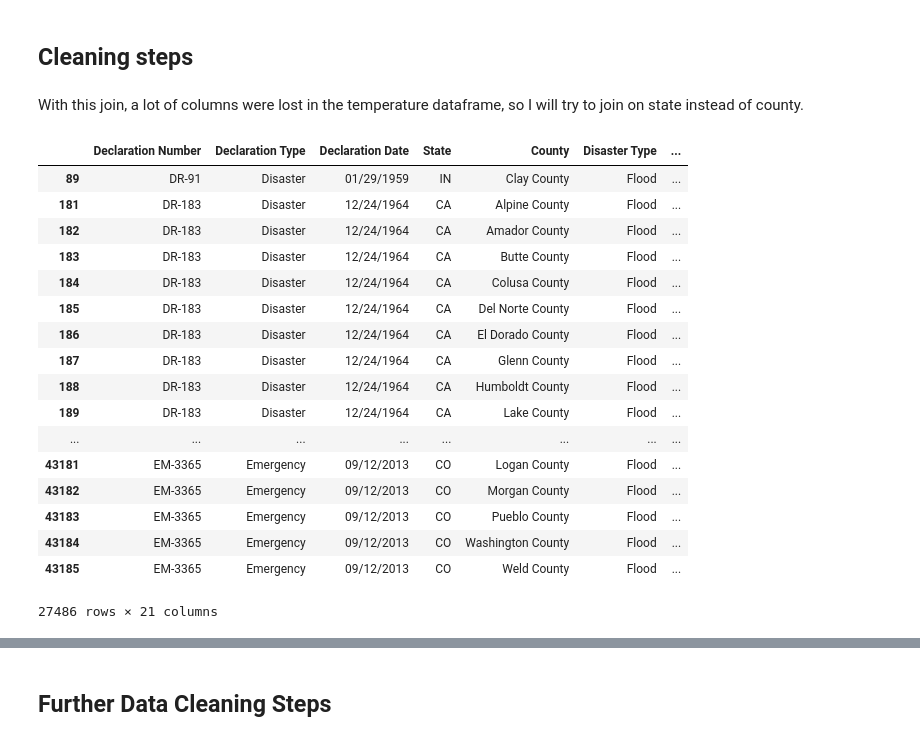
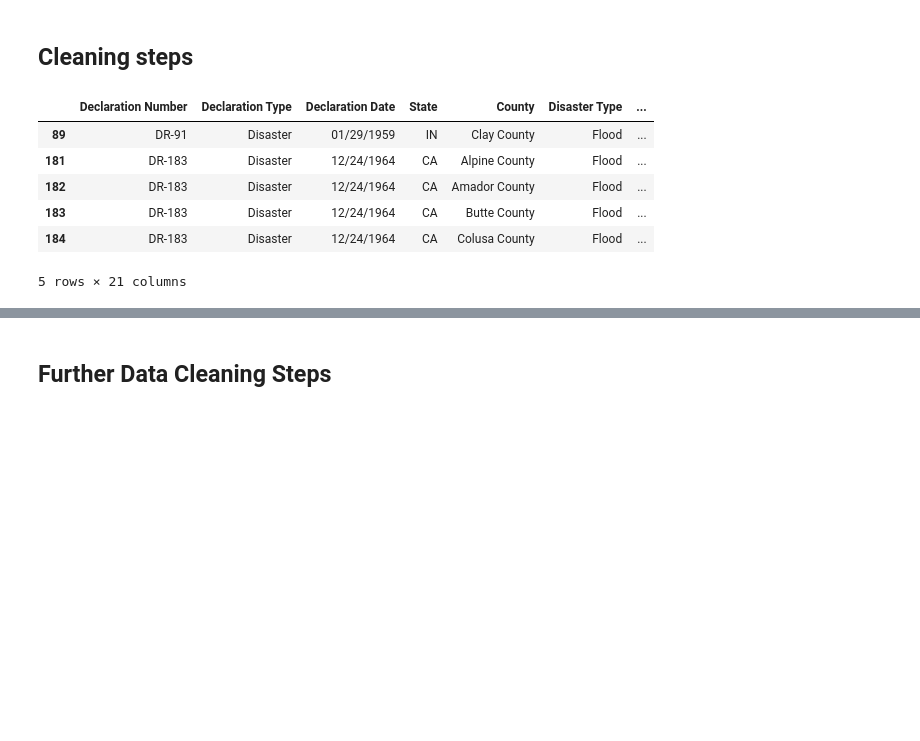
Before and after one commit to karahahn/Springboard_Capstone1, a Jupyter notebook: Exploratory Data Analysis (Statistical Inference).ipynb, the cells around one changed output, grey strips where cells are left out. Cells and saved outputs as stored; diff of their text form; code cells hidden in the pictures; blank space fills up the shorter version.

```diff
--- a/Exploratory Data Analysis (Statistical Inference).ipynb
+++ b/Exploratory Data Analysis (Statistical Inference).ipynb
@@ -71,8 +74,6 @@ avg_year_temp = temp_county.groupby(['countyname','year']).mean().reset_index()
 # %%
 # left join on county and year
 join_county = pd.merge(disaster_county, avg_year_temp, how='left', left_on=['County','Year'], right_on=['countyname','year'])
-# %% [markdown]
-With this join, a lot of columns were lost in the temperature dataframe, so I will try to join on state instead of county.
 # %%
 # temperature data grouped by state and year
 dftemp1 = temp_county.copy()
@@ -85,24 +86,13 @@ dfdisaster1['Year'] = [date[-4:]
 # %%
 # left join on the disaster data, joined on state and year
 join_state = pd.merge(dfdisaster1, dftemp2, how='left', left_on=['State','Year'], right_on=['state','year'])
 join_state_1 = join_state[['Declaration Number','Declaration Date','State','state','Year','year','AverageTemperature']]
-join_state.dropna()
+join_state.dropna().head()
 # %% [output]
 |  | Declaration Number | Declaration Type | Declaration Date | State | County | Disaster Type | ... |
 | 89 | DR-91 | Disaster | 01/29/1959 | IN | Clay County | Flood | ... |
 | 181 | DR-183 | Disaster | 12/24/1964 | CA | Alpine County | Flood | ... |
 | 182 | DR-183 | Disaster | 12/24/1964 | CA | Amador County | Flood | ... |
 | 183 | DR-183 | Disaster | 12/24/1964 | CA | Butte County | Flood | ... |
 | 184 | DR-183 | Disaster | 12/24/1964 | CA | Colusa County | Flood | ... |
-| 185 | DR-183 | Disaster | 12/24/1964 | CA | Del Norte County | Flood | ... |
-| 186 | DR-183 | Disaster | 12/24/1964 | CA | El Dorado County | Flood | ... |
-| 187 | DR-183 | Disaster | 12/24/1964 | CA | Glenn County | Flood | ... |
-| 188 | DR-183 | Disaster | 12/24/1964 | CA | Humboldt County | Flood | ... |
-| 189 | DR-183 | Disaster | 12/24/1964 | CA | Lake County | Flood | ... |
-| ... | ... | ... | ... | ... | ... | ... | ... |
-| 43181 | EM-3365 | Emergency | 09/12/2013 | CO | Logan County | Flood | ... |
-| 43182 | EM-3365 | Emergency | 09/12/2013 | CO | Morgan County | Flood | ... |
-| 43183 | EM-3365 | Emergency | 09/12/2013 | CO | Pueblo County | Flood | ... |
-| 43184 | EM-3365 | Emergency | 09/12/2013 | CO | Washington County | Flood | ... |
-| 43185 | EM-3365 | Emergency | 09/12/2013 | CO | Weld County | Flood | ... |
-27486 rows × 21 columns
+5 rows × 21 columns
```
Also changed, not shown: parts of 127 cells of this notebook.
